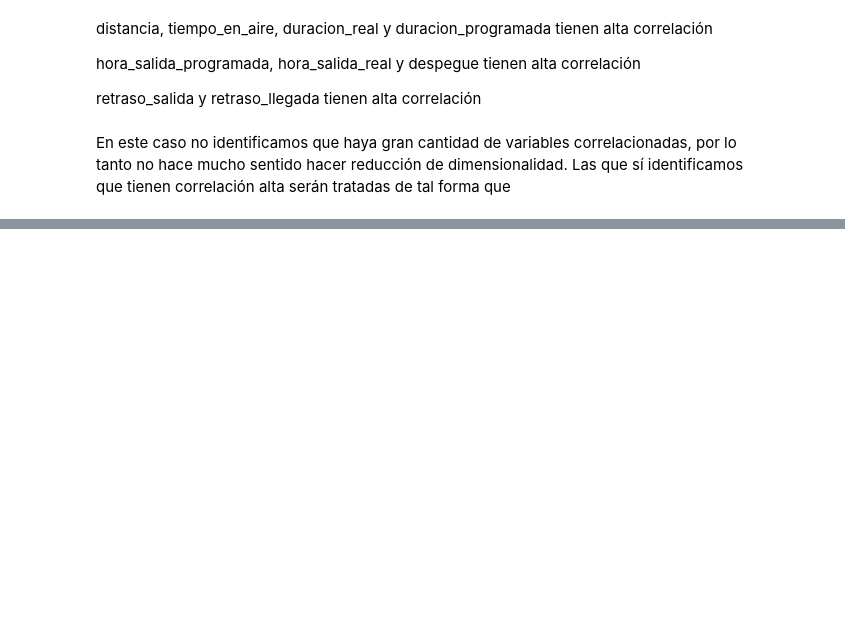
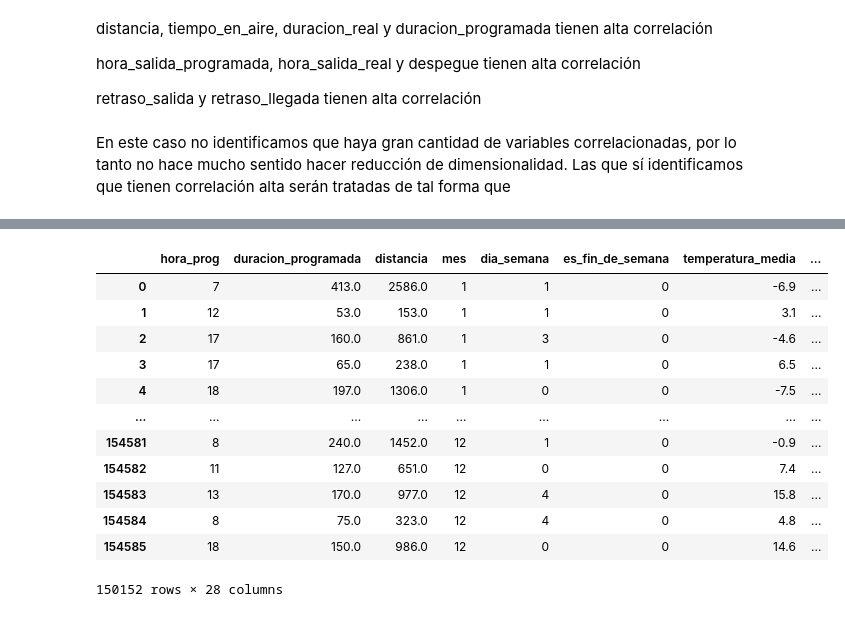
Before and after one commit to Guadacarro/TP_IA, a Jupyter notebook: tp.ipynb, the cells around one changed output, grey strips where cells are left out. Saved outputs shown, nothing was run; the diff lists cells and outputs as text; code cells hidden in the pictures; blank space fills up the shorter version.

```diff
--- a/tp.ipynb
+++ b/tp.ipynb
@@ -879,0 +954,16 @@ En este caso no identificamos que haya gran cantidad de variables correlacionada
+# %%
+features_numericas = ['hora_prog', 'duracion_programada', 'distancia',
+                      'mes', 'dia_semana', 'es_fin_de_semana',
+                      'temperatura_media', 'precipitacion', 'viento_max',
+                      'origen_enc', 'destino_enc']
+
+features_ohe = [c for c in abt.columns if c.startswith('aero_')]
+
+todas_las_features = features_numericas + features_ohe
+target = 'retrasado'
+
+abt_final = abt[todas_las_features + [target]].copy()
+
+print(f"ABT final: {abt_final.shape[0]} filas x {abt_final.shape[1]} columnas")
+print(f"Nulos totales: {abt_final.isnull().sum().sum()}")
+print(f"\nColumnas:\n{abt_final.columns.tolist()}")
@@ -879,0 +976,16 @@ En este caso no identificamos que haya gran cantidad de variables correlacionada
+# %%
+abt_final
+# %% [output]
+|  | hora_prog | duracion_programada | distancia | mes | dia_semana | es_fin_de_semana | temperatura_media | ... |
+| 0 | 7 | 413.0 | 2586.0 | 1 | 1 | 0 | -6.9 | ... |
+| 1 | 12 | 53.0 | 153.0 | 1 | 1 | 0 | 3.1 | ... |
+| 2 | 17 | 160.0 | 861.0 | 1 | 3 | 0 | -4.6 | ... |
+| 3 | 17 | 65.0 | 238.0 | 1 | 1 | 0 | 6.5 | ... |
+| 4 | 18 | 197.0 | 1306.0 | 1 | 0 | 0 | -7.5 | ... |
+| ... | ... | ... | ... | ... | ... | ... | ... | ... |
+| 154581 | 8 | 240.0 | 1452.0 | 12 | 1 | 0 | -0.9 | ... |
+| 154582 | 11 | 127.0 | 651.0 | 12 | 0 | 0 | 7.4 | ... |
+| 154583 | 13 | 170.0 | 977.0 | 12 | 4 | 0 | 15.8 | ... |
+| 154584 | 8 | 75.0 | 323.0 | 12 | 4 | 0 | 4.8 | ... |
+| 154585 | 18 | 150.0 | 986.0 | 12 | 0 | 0 | 14.6 | ... |
+150152 rows × 28 columns
```
Also changed, not shown: parts of 16 cells of this notebook.
